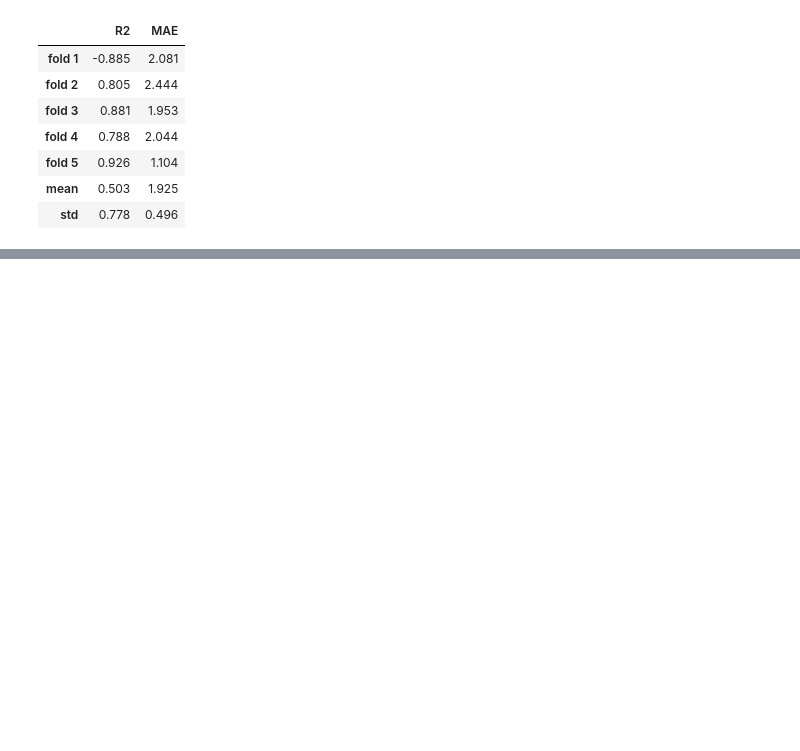
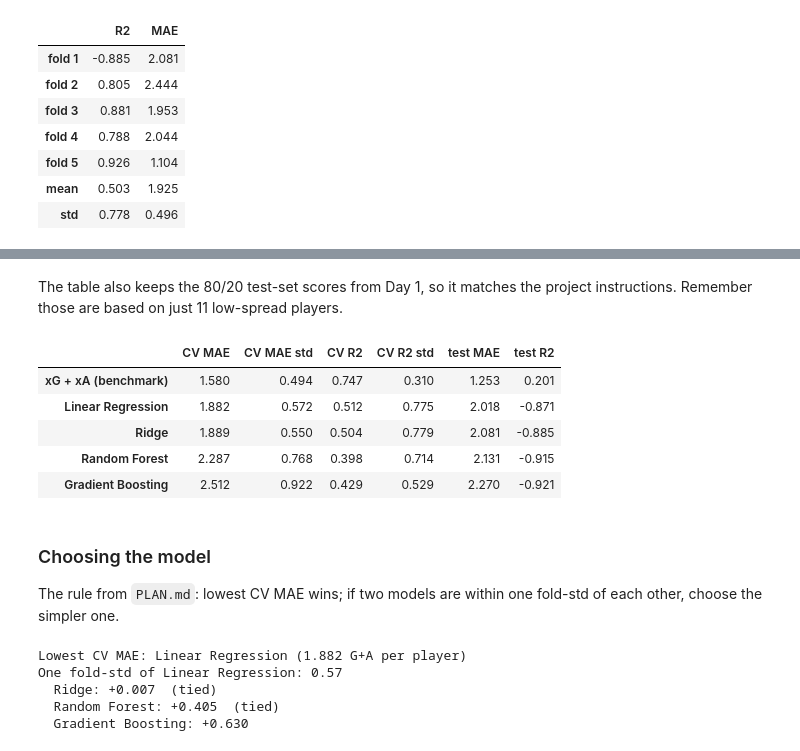
Before and after one commit to Mujtabazadawa/G-A-predictor, a Jupyter notebook: notebooks/ga_predictor.ipynb, the cells around one changed output, grey strips where cells are left out. Saved outputs shown, nothing was run; the diff lists cells and outputs as text; code cells hidden in the pictures; blank space fills up the shorter version.

```diff
--- a/notebooks/ga_predictor.ipynb
+++ b/notebooks/ga_predictor.ipynb
@@ -328,0 +375,65 @@ cv_table.round(3)
+# %%
+fold_ids = np.empty(len(X), dtype=int)
+for fold, (_, test_idx) in enumerate(cv.split(X)):
+    fold_ids[test_idx] = fold
+
+def fold_scores(pred):
+    """Score predictions fold by fold, the same way for every model."""
+    mae = [mean_absolute_error(y[fold_ids == f], pred[fold_ids == f]) for f in range(5)]
+    r2 = [r2_score(y[fold_ids == f], pred[fold_ids == f]) for f in range(5)]
+    return {
+        "CV MAE": np.mean(mae), "CV MAE std": np.std(mae, ddof=1),
+        "CV R2": np.mean(r2), "CV R2 std": np.std(r2, ddof=1),
+    }
+
+oof_preds = {"xG + xA (benchmark)": players["xg_xa"].to_numpy()}
+for name, model in MODELS.items():
+    pred = cross_val_predict(make_pipeline(model), X, y, cv=cv)
+    oof_preds[name] = np.clip(pred, 0, None)
+
+results = pd.DataFrame({name: fold_scores(pred) for name, pred in oof_preds.items()}).T
+# %% [markdown]
+The table also keeps the 80/20 test-set scores from Day 1, so it matches the project instructions. Remember those are based on just 11 low-spread players.
+# %%
+test_scores = {"xG + xA (benchmark)": bench_test}
+for name, model in MODELS.items():
+    fitted = make_pipeline(model).fit(X_train, y_train)
+    test_scores[name] = scores(y_test, np.clip(fitted.predict(X_test), 0, None))
+
+results["test MAE"] = [test_scores[n]["MAE"] for n in results.index]
+results["test R2"] = [test_scores[n]["R2"] for n in results.index]
+results.round(3)
+# %% [output]
+|  | CV MAE | CV MAE std | CV R2 | CV R2 std | test MAE | test R2 |
+| xG + xA (benchmark) | 1.580 | 0.494 | 0.747 | 0.310 | 1.253 | 0.201 |
+| Linear Regression | 1.882 | 0.572 | 0.512 | 0.775 | 2.018 | -0.871 |
+| Ridge | 1.889 | 0.550 | 0.504 | 0.779 | 2.081 | -0.885 |
+| Random Forest | 2.287 | 0.768 | 0.398 | 0.714 | 2.131 | -0.915 |
+| Gradient Boosting | 2.512 | 0.922 | 0.429 | 0.529 | 2.270 | -0.921 |
+# %% [markdown]
+### Choosing the model
+
+The rule from `PLAN.md`: lowest CV MAE wins; if two models are within one fold-std of each other, choose the simpler one.
+# %%
+model_results = results.drop(index="xG + xA (benchmark)").sort_values("CV MAE")
+lowest = model_results.index[0]
+lowest_std = model_results.loc[lowest, "CV MAE std"]
+
+# Tie-break from PLAN.md: every model within one fold-std of the lowest CV MAE counts as tied
+gap = model_results["CV MAE"] - model_results.loc[lowest, "CV MAE"]
+tied = gap[gap <= lowest_std].index.tolist()
+
+print(f"Lowest CV MAE: {lowest} ({model_results.loc[lowest, 'CV MAE']:.3f} G+A per player)")
+print(f"One fold-std of {lowest}: {lowest_std:.2f}")
+for name in model_results.index[1:]:
+    print(f"  {name}: +{gap[name]:.3f}{'  (tied)' if name in tied else ''}")
+
+# Among the tied linear models, Ridge is chosen for its stable coefficients (see below)
+best_name = "Ridge"
+assert best_name in tied
+# %% [output]
+Lowest CV MAE: Linear Regression (1.882 G+A per player)
+One fold-std of Linear Regression: 0.57
+  Ridge: +0.007  (tied)
+  Random Forest: +0.405  (tied)
+  Gradient Boosting: +0.630
```
Also changed, not shown: parts of 15 cells of this notebook, 4 other files.
